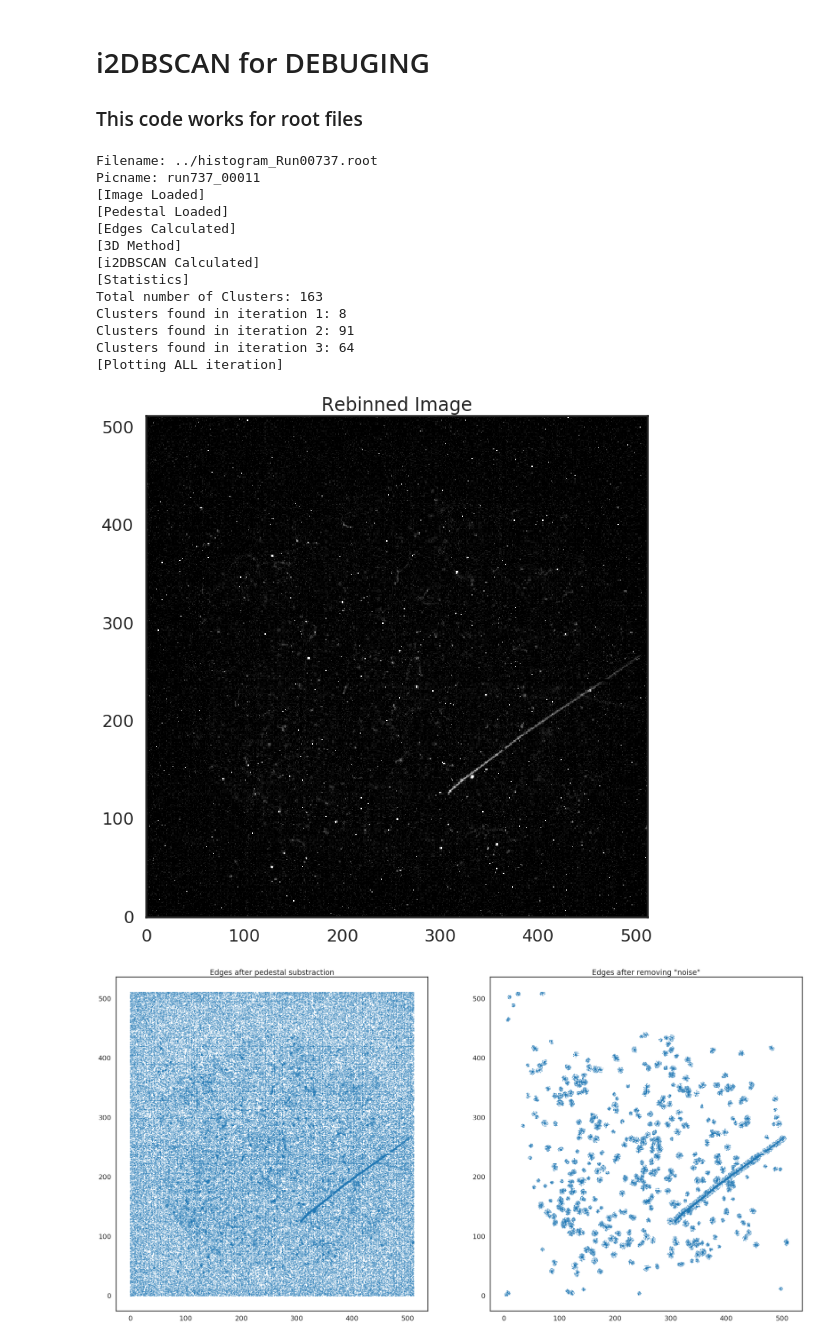
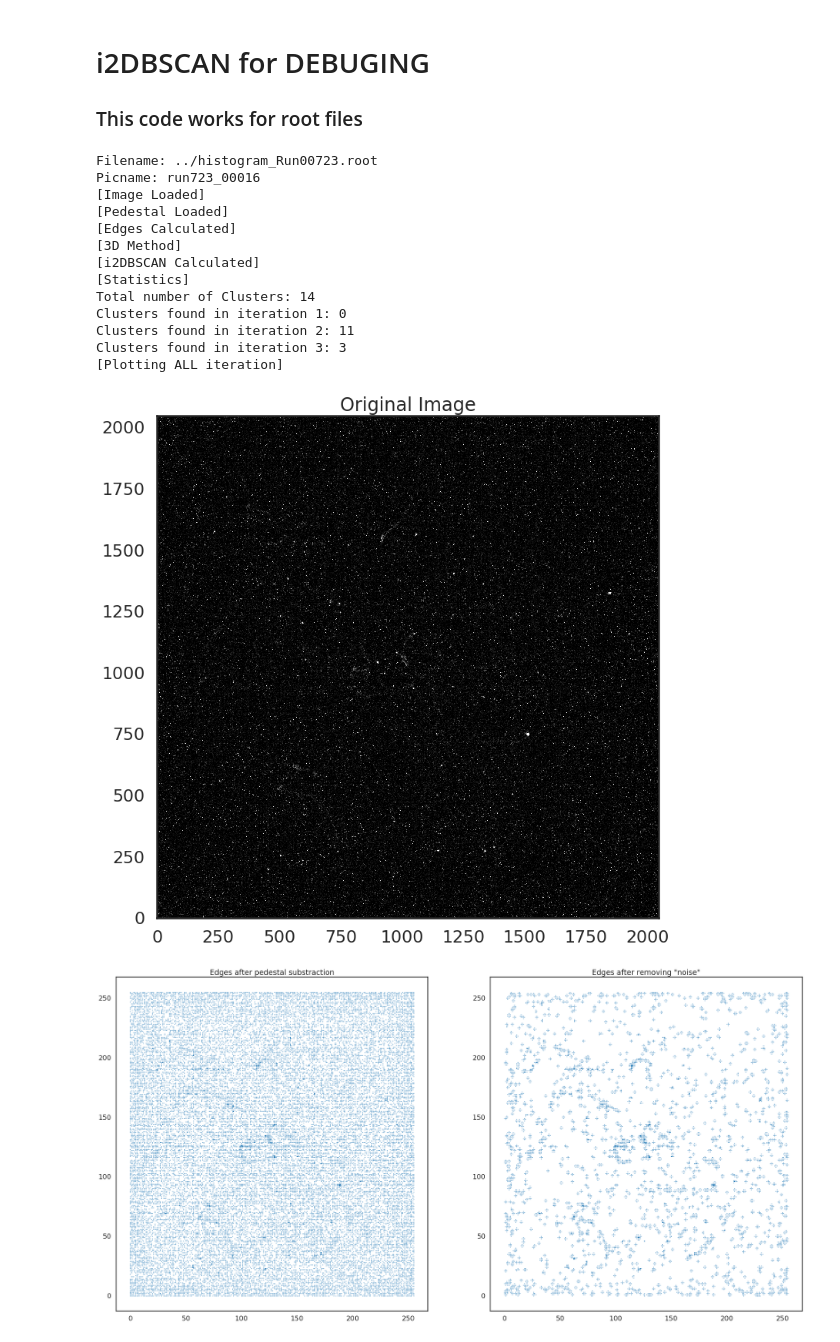
Before and after one commit to pietro14/reconstruction, a Jupyter notebook: debug_code/i2BSCAN_DEBUG.ipynb, the cells around one changed output. Cells and saved outputs as stored; diff of their text form; code cells hidden in the pictures.

```diff
--- a/debug_code/i2BSCAN_DEBUG.ipynb
+++ b/debug_code/i2BSCAN_DEBUG.ipynb
@@ -46,14 +46,14 @@ sns.set_color_codes()
 plot_kwds = {'alpha' : 0.5, 's' : 30, 'linewidths':0}
 cmapcolor = 'gray' # or 'viridis'
 vmin      = 99
-vmax      = 120
+vmax      = 125
 figsizeX  = 12
 figsizeY  = 12
 
 ## Setting Debug Flags
 
-flag_full_image     = 0
-flag_rebin_image    = 1
+flag_full_image     = 1
+flag_rebin_image    = 0
 flag_edges_image    = 0
 flag_first_it       = 0
 flag_second_it      = 0
@@ -73,17 +73,23 @@ nsigma      = 2        # numero di sigma sopra il piedistallo
 iterative     = 4
 tip           = '3D'               # 3D
 
+scale = 4
+
 if tip == '3D':
-    vector_eps         =  [ 3,    5,  7,  9]   #[2.26, 3, 3.5, 4]     #[2, 3, 3.5, 4]      #FOR FNG    #[2.26, 3.5, 2.8, 6]
-    vector_min_samples =  [30,  150,  80, 40]  #[30,  55,  28, 13]    #[3,  55,  28, 13]            # [2, 30, 6, 2]
+    vector_eps         =  [ 1,   2,  3.2,  5] #[ 3,    5,  7,  9]   #[2.26, 3, 3.5, 4]     #[2, 3, 3.5, 4]      #FOR FNG    #[2.26, 3.5, 2.8, 6]
+    vector_min_samples =  [5, 100, 40, 50]#[30,  200,  100, 100] #[30,  150,  80, 40]   #[30,  55,  28, 13]    #[3,  55,  28, 13]            # [2, 30, 6, 2]
+    #vector_eps         = list(np.array(vector_eps, dtype=float)/scale)
+    #vector_min_samples = list(np.array(vector_min_samples, dtype=float)/scale)
 else:
     vector_eps         = [2, 2.9, 3.2, 4]
     vector_min_samples = [3,  18,  17, 7]
-cuts = [0, 0]                # the cut on the length of the track for iteration 1 and 2
+
+cuts = [4500, 100]                # the cut on the length of the track for iteration 1 and 2
+cuts = list(np.array(cuts, dtype=float)/scale)
 
 ## File folder
-evt               = '00011'         # Use always FIVE caracters
-numrun            = '00737'         # Use always FIVE caracters
+evt               = '00016'#'00016'         # Use always FIVE caracters
+numrun            = '00723'#'00724'         # Use always FIVE caracters
 formattype        = 'h5'            # If the root files comes from h5 conversion use = 'h5'
 filedir           = '../'   # Folder where the root file is placed
 peddir            = '../pedestals/'   # Folder where the pedestal file is placed
@@ -297,38 +303,38 @@ if flag_all_it == 1:
         xbox = clu[j][:,1]
 
         if (len(ybox) > 0) and (len(xbox) > 0):
             xri,yri = tl.getContours(xbox,ybox)
             line, = plt.plot(xri,yri, '-b',linewidth=2)
             if j == 0:
                 line.set_label('2nd Iteration')
 
     clu = [X[clusters.labels_ == i] for i in u[list(np.where(clusters.tag_[indices] == 3)[0])].tolist()]
 
     for j in range(0,np.shape(clu)[0]):
 
         ybox = clu[j][:,0]
         xbox = clu[j][:,1]
 
         if (len(ybox) > 0) and (len(xbox) > 0):
             xri,yri = tl.getContours(xbox,ybox)
             line, = plt.plot(xri,yri, '-y',linewidth=2)
             if j == 0:
                 line.set_label('3rd Iteration')
     plt.legend()
     #plt.axis([175, 190, 275, 295])
 # %% [output]
-Filename: ../histogram_Run00737.root
-Picname: run737_00011
+Filename: ../histogram_Run00723.root
+Picname: run723_00016
 [Image Loaded]
 [Pedestal Loaded]
 [Edges Calculated]
 [3D Method]
 [i2DBSCAN Calculated]
 [Statistics]
-Total number of Clusters: 163
-Clusters found in iteration 1: 8
-Clusters found in iteration 2: 91
-Clusters found in iteration 3: 64
+Total number of Clusters: 14
+Clusters found in iteration 1: 0
+Clusters found in iteration 2: 11
+Clusters found in iteration 3: 3
 [Plotting ALL iteration]
-[figure, old version]
+[figure, new version]
-[figure, old version]
+[figure, new version]
```
Also changed, not shown: parts of 1 cell of this notebook, 3 other files.
